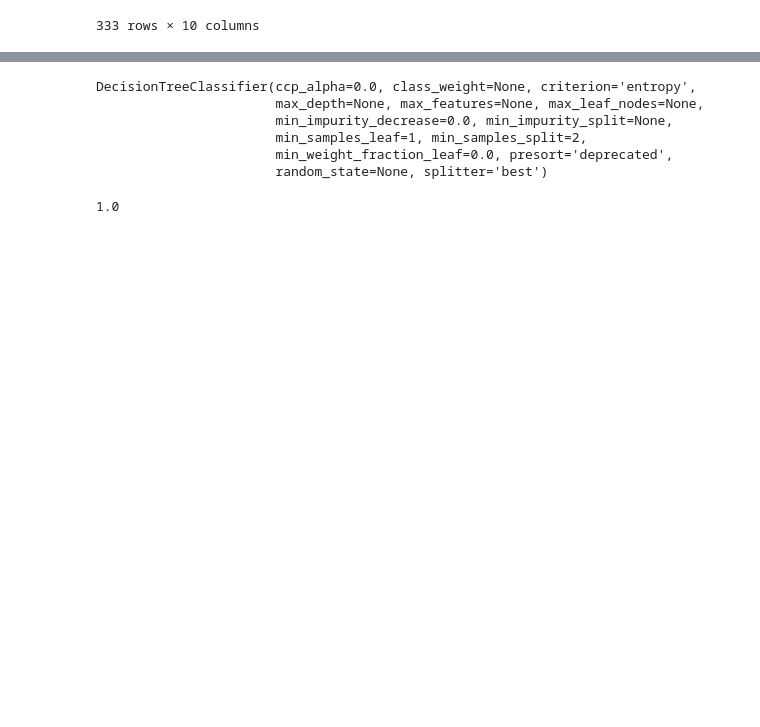
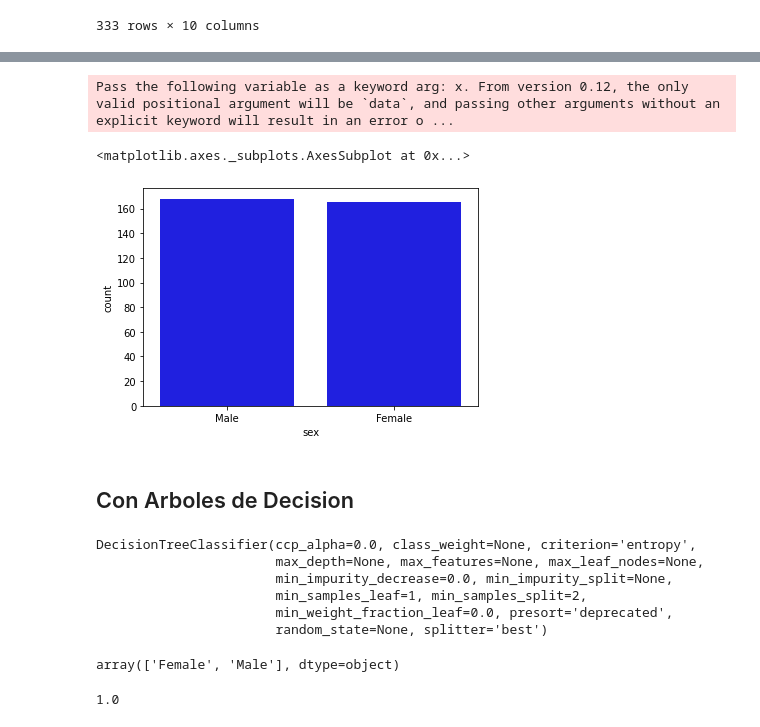
Before and after one commit to hecescam/IA3, a Jupyter notebook: Bagging.ipynb, the cells around one changed output, grey strips where cells are left out. Cells and saved outputs as stored; diff of their text form; code cells hidden in the pictures; blank space fills up the shorter version.

```diff
--- a/Bagging.ipynb
+++ b/Bagging.ipynb
@@ -95,3 +97,11 @@ Name: sex, Length: 333, dtype: object
+# %%
+sns.countplot(dataset['sex'],color='b')#para ver si las clases estan desbalanceadas
+# %% [output]
+Pass the following variable as a keyword arg: x. From version 0.12, the only valid positional argument will be `data`, and passing other arguments without an explicit keyword will result in an error o ...
+<matplotlib.axes._subplots.AxesSubplot at 0x...>
+[figure, added]
+# %% [markdown]
+## Con Arboles de Decision
 # %%
 X_train, X_test, Y_train, Y_test = train_test_split(X_dumies, Y)
 model = DecisionTreeClassifier(criterion="entropy")
@@ -103,6 +113,11 @@ DecisionTreeClassifier(ccp_alpha=0.0, class_weight=None, criterion='entropy',
                        min_samples_leaf=1, min_samples_split=2,
                        min_weight_fraction_leaf=0.0, presort='deprecated',
                        random_state=None, splitter='best')
+# %%
+#vemos el orden en el cual las clasees son definidas en el model de sklearn
+model.classes_
+# %% [output]
+array(['Female', 'Male'], dtype=object)
 # %%
 model.score(X_train, Y_train)
 # %% [output]
```
Also changed, not shown: parts of 55 cells of this notebook.
